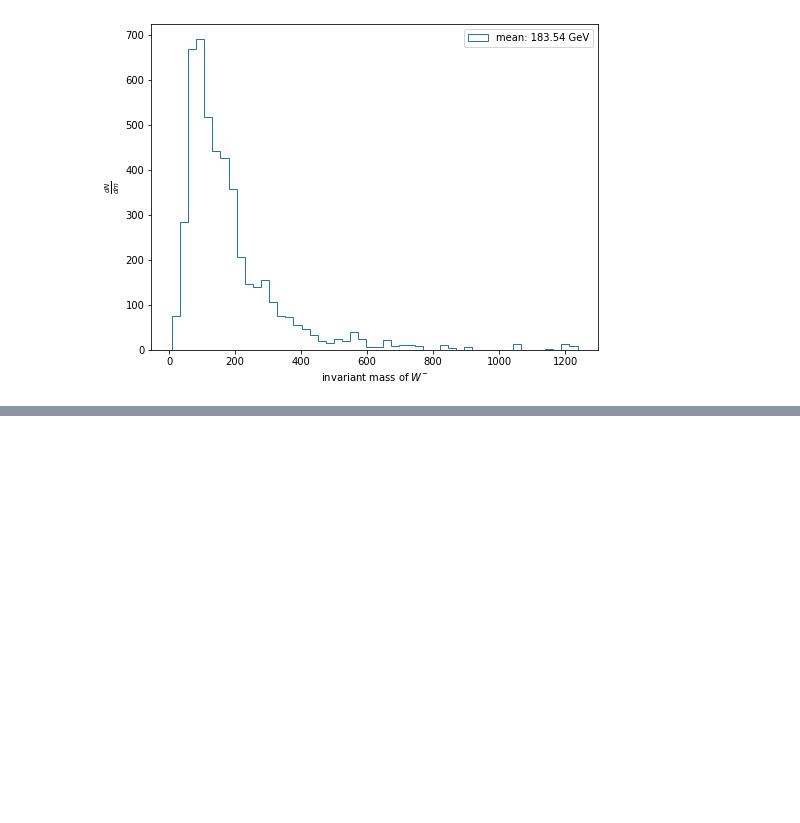
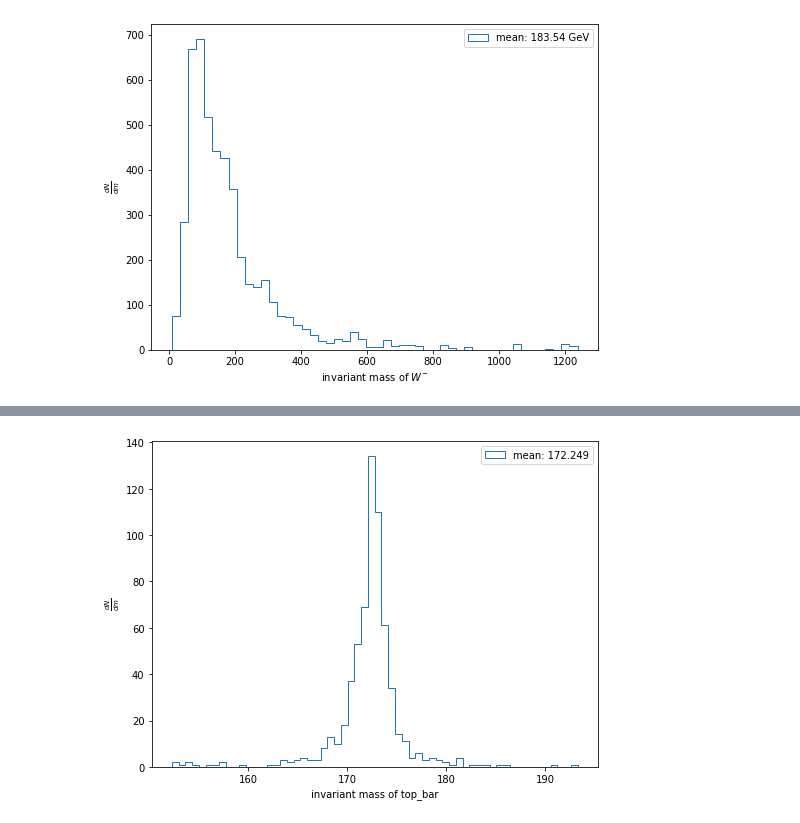
Before and after one commit to mfenton0/HEP-jet-assignment, a Jupyter notebook: analysis_script/demo/hdf5_read_demo.ipynb, the cells around one changed output, grey strips where cells are left out. Cells and saved outputs as stored; diff of their text form; code cells hidden in the pictures; blank space fills up the shorter version.

```diff
--- a/analysis_script/demo/hdf5_read_demo.ipynb
+++ b/analysis_script/demo/hdf5_read_demo.ipynb
@@ -254,0 +182,9 @@ plt.show()
+# %%
+plt.figure(figsize=(8,6))
+plt.hist(top_bar_inv,  bins = 60 ,histtype='step', label='mean: {0:.3f}'.format(np.mean(top_bar_inv)))
+plt.xlabel('invariant mass of top_bar')
+plt.ylabel(r'$\frac{dN}{dm}$')
+plt.legend(loc='upper right')
+plt.show()
+# %% [output]
+[figure, added]
```
Also changed, not shown: parts of 29 cells of this notebook.
